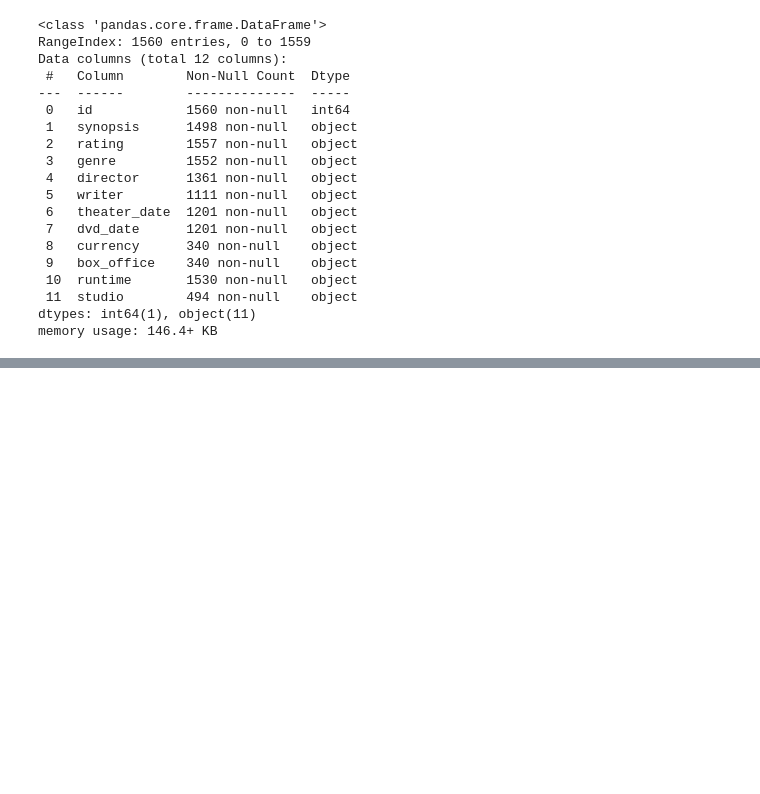
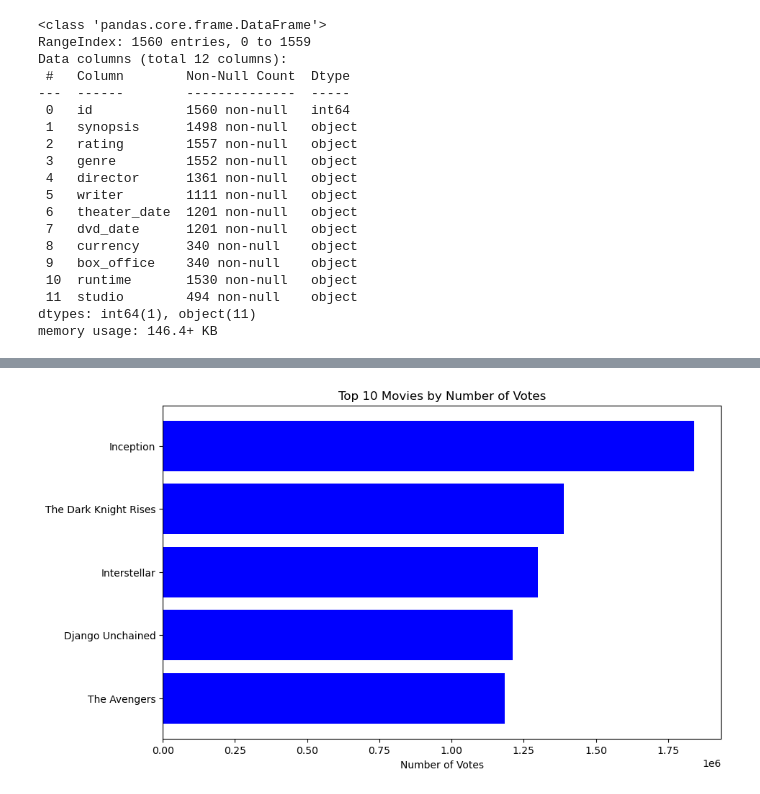
Before and after one commit to kriung/dsc-phase-1-project-v2-4, a Jupyter notebook: student.ipynb, the cells around one changed output, grey strips where cells are left out. Drawn from its saved outputs; the diff is of its cells as text; code cells hidden in the pictures; blank space fills up the shorter version.

```diff
--- a/student.ipynb
+++ b/student.ipynb
@@ -103,0 +136,6 @@ cursor = conn.cursor()
+# %%
+directors_query = ("""SELECT *
+                        FROM directors;
+
+""")
+directors_data=pd.read_sql(directors_query, conn)
@@ -468,0 +798,16 @@ memory usage: 103.2+ KB
+# %%
+# Sorting the data by 'numvotes' to get the top 10 movies
+top_10_movies_by_votes = merged_data2.nlargest(10, 'numvotes')
+
+# Creating the bar chart
+plt.figure(figsize=(10, 6))
+plt.barh(top_10_movies_by_votes['primary_title'], top_10_movies_by_votes['numvotes'], color='blue')
+plt.xlabel('Number of Votes')
+plt.title('Top 10 Movies by Number of Votes')
+
+# Inverting y-axis to display the highest number of votes at the top
+plt.gca().invert_yaxis()
+
+plt.show()
+# %% [output]
+[figure, added]
```
Also changed, not shown: parts of 43 cells of this notebook.
